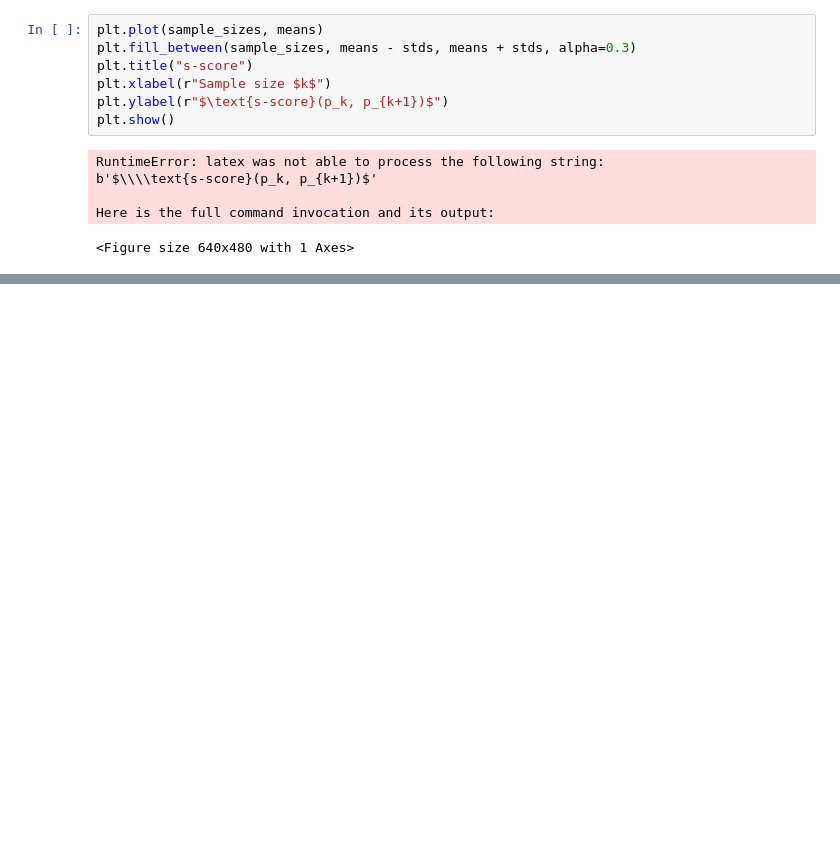
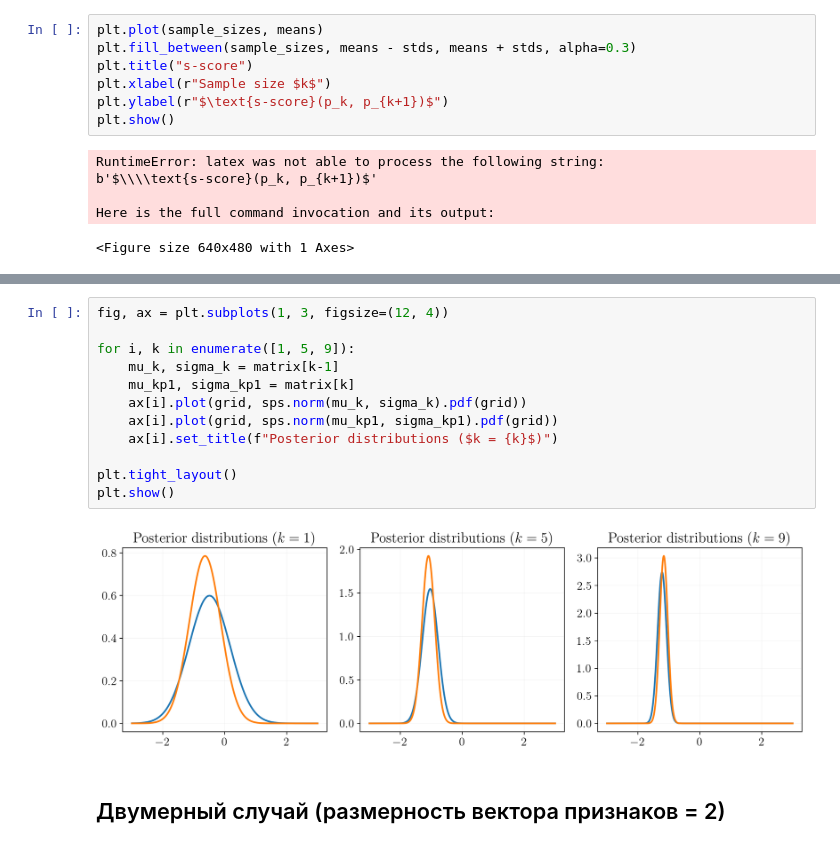
Before and after one commit to kisnikser/Bayesian-Sample-Size-Estimation, a Jupyter notebook: code/posterior.ipynb, the cells around one changed output, grey strips where cells are left out. Drawn from its saved outputs; the diff is of its cells as text; blank space fills up the shorter version.

```diff
--- a/code/posterior.ipynb
+++ b/code/posterior.ipynb
@@ -180,0 +250,16 @@ Here is the full command invocation and its output:
+# %%
+fig, ax = plt.subplots(1, 3, figsize=(12, 4))
+
+for i, k in enumerate([1, 5, 9]):
+    mu_k, sigma_k = matrix[k-1]
+    mu_kp1, sigma_kp1 = matrix[k]
+    ax[i].plot(grid, sps.norm(mu_k, sigma_k).pdf(grid))
+    ax[i].plot(grid, sps.norm(mu_kp1, sigma_kp1).pdf(grid))
+    ax[i].set_title(f"Posterior distributions ($k = {k}$)")
+
+plt.tight_layout()
+plt.show()
+# %% [output]
+[figure, added]
+# %% [markdown]
+## Двумерный случай (размерность вектора признаков = 2)
```
Also changed, not shown: parts of 16 cells of this notebook, 2 other files.
